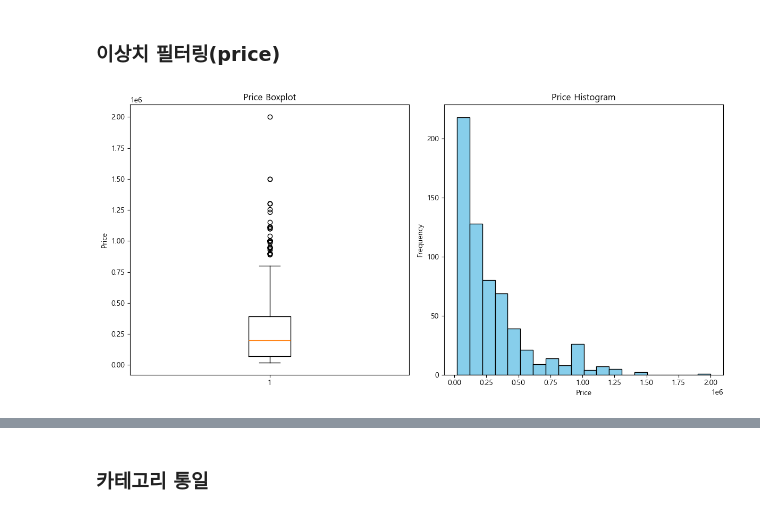
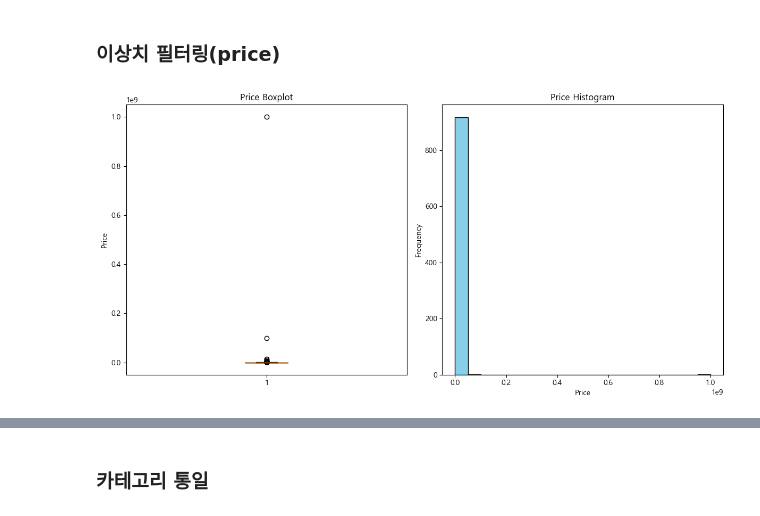
Before and after one commit to wecommit-ai/noshow_analyze, a Jupyter notebook: EDA/noshopping_eda.ipynb, the cells around one changed output, grey strips where cells are left out. Saved outputs shown, nothing was run; the diff lists cells and outputs as text; code cells hidden in the pictures.

```diff
--- a/EDA/noshopping_eda.ipynb
+++ b/EDA/noshopping_eda.ipynb
@@ -205,22 +251,19 @@ plt.show()
 # %% [markdown]
 ### 이상치 필터링(price)
 # %%
-# 필터링된 price에 대한 박스플롯 및 히스토그램(2만원 이상 2백만원 이하)
-filter_df = sample_df[(sample_df['price']>=20000)&(sample_df['price']<=2000000)]
-filter_df.reset_index(drop=True,inplace=True)
 
 fig, axes = plt.subplots(1, 2, figsize=(12, 6))
 
-axes[0].boxplot(filter_df['price'])
+axes[0].boxplot(sample_df['price'])
 axes[0].set_title('Price Boxplot')
 axes[0].set_ylabel('Price')
 
-axes[1].hist(filter_df['price'], bins=20, color='skyblue', edgecolor='black')
+axes[1].hist(sample_df['price'], bins=20, color='skyblue', edgecolor='black')
 axes[1].set_title('Price Histogram')
 axes[1].set_xlabel('Price')
 axes[1].set_ylabel('Frequency')
 
 plt.tight_layout()
 plt.show()
 # %% [output]
-[figure, old version]
+[figure, new version]
```
Also changed, not shown: parts of 23 cells of this notebook.
